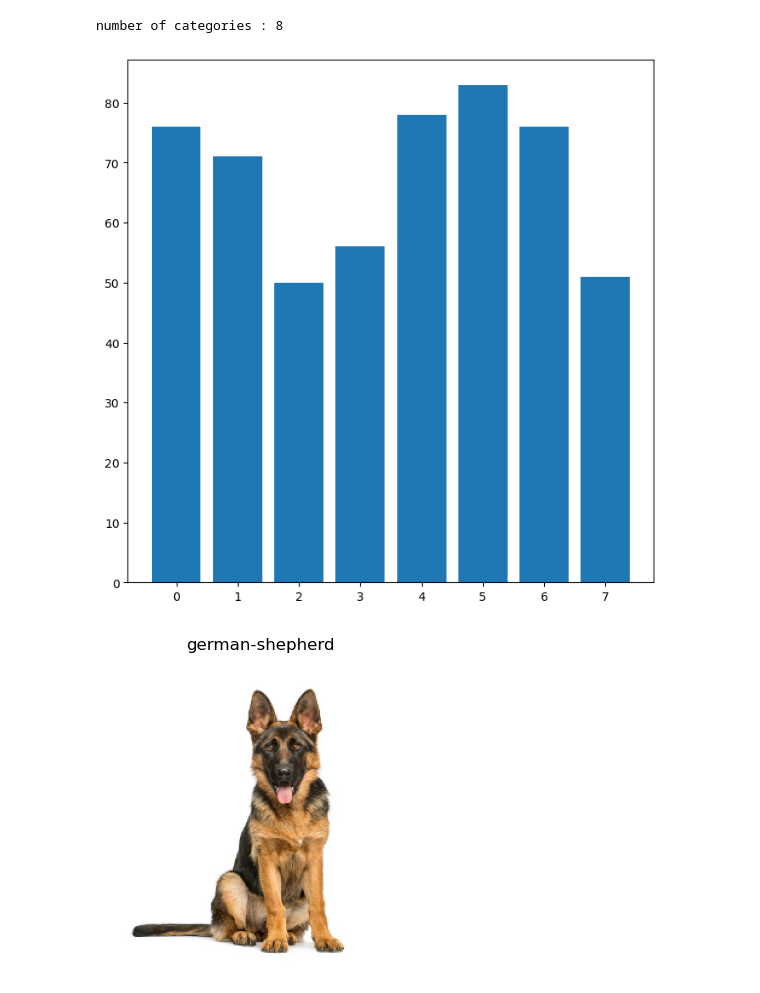
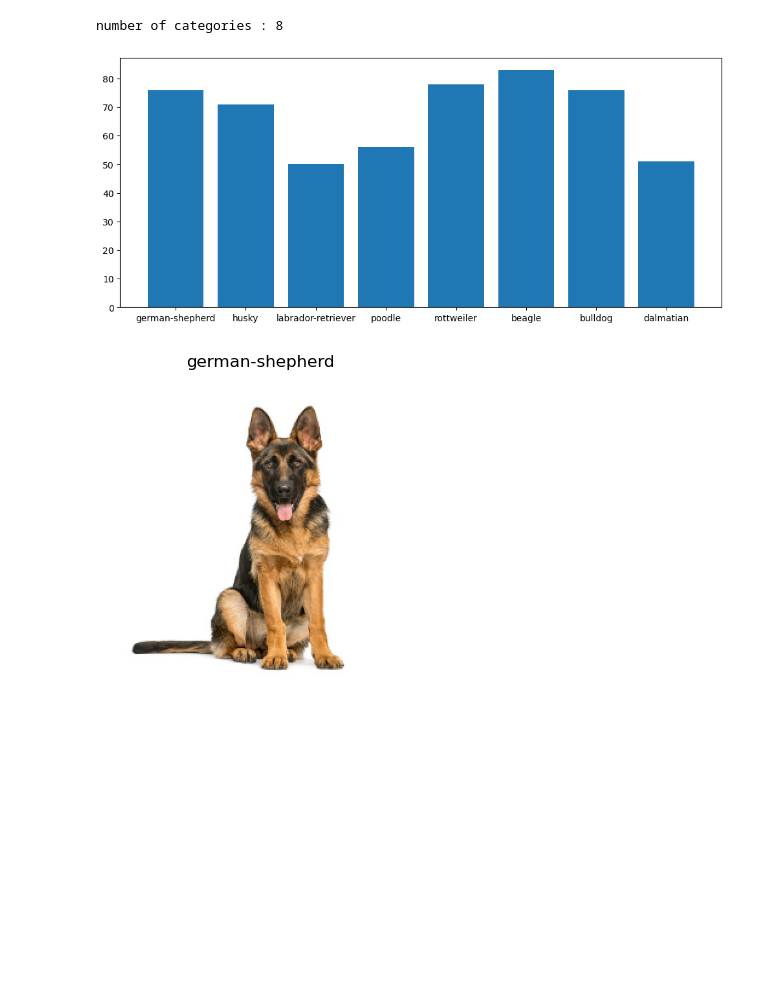
Before and after one commit to pinilDissanayaka/Dog-Breeds-Multiclass-Image-Classification, a Jupyter notebook: Classification.ipynb, the cells around one changed output. Cells and saved outputs as stored; diff of their text form; code cells hidden in the pictures; blank space fills up the shorter version.

```diff
--- a/Classification.ipynb
+++ b/Classification.ipynb
@@ -45,11 +49,11 @@ print(f"number of categories : {np.unique(targets_arr).shape[0]}")
 # %% [output]
 number of categories : 8
 # %%
-plt.figure(figsize = (8, 8))
-plt.bar(Counter(targets_arr).keys(), Counter(targets_arr).values())
+plt.figure(figsize = (12, 5))
+plt.bar(cat, Counter(targets_arr).values())
 plt.show()
 # %% [output]
-[figure, old version]
+[figure, new version]
 # %%
 for i in range(1, sum(np.shape(targets_arr)), 25):
     plt.figure(figsize = (4, 4))
```
Also changed, not shown: parts of 4 cells of this notebook.
